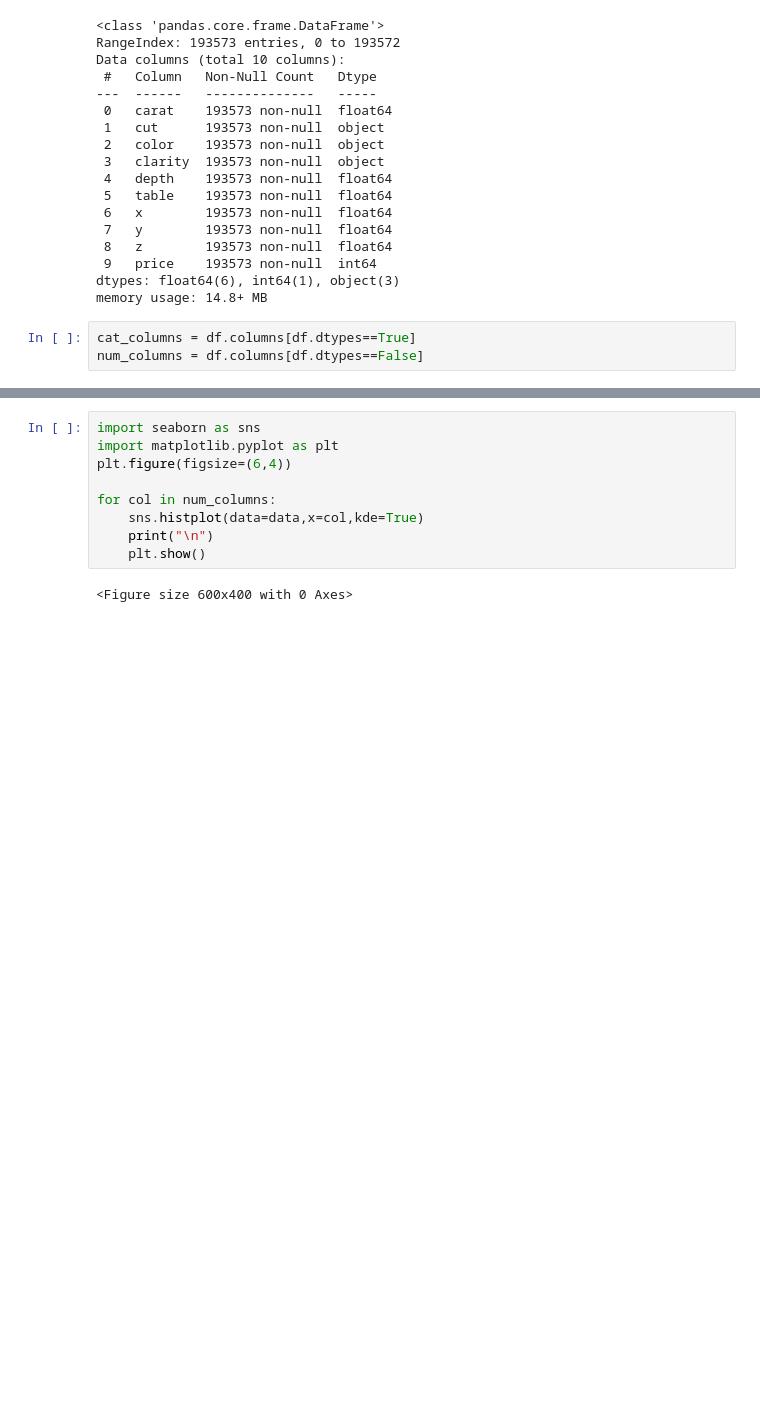
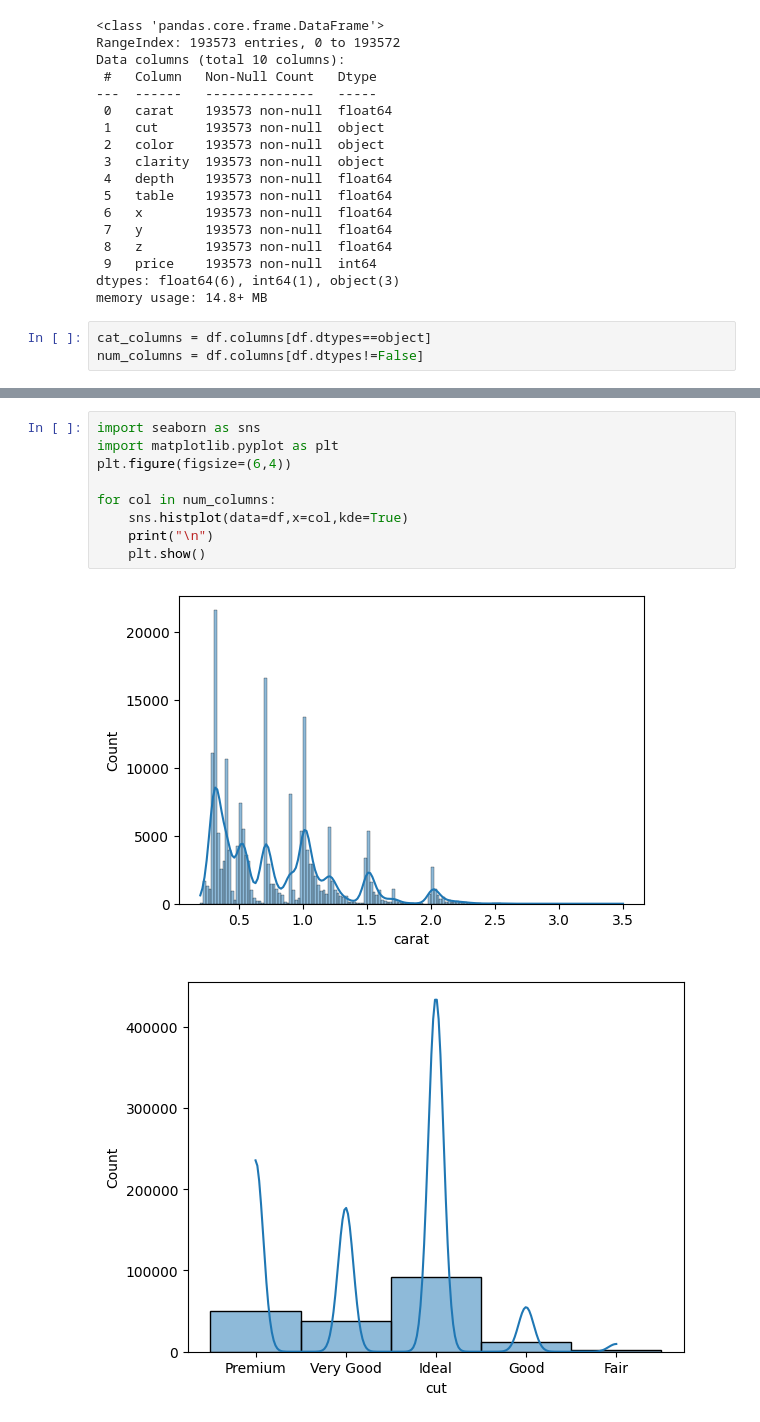
Before and after one commit to rishiberi17988/Insurance-premium-prediction, a Jupyter notebook: experiment/experiments.ipynb, the cells around one changed output, grey strips where cells are left out. Saved outputs shown, nothing was run; the diff lists cells and outputs as text; blank space fills up the shorter version.

```diff
--- a/experiment/experiments.ipynb
+++ b/experiment/experiments.ipynb
@@ -104,5 +104,5 @@ Data columns (total 10 columns):
 dtypes: float64(6), int64(1), object(3)
 memory usage: 14.8+ MB
 # %%
-cat_columns = df.columns[df.dtypes==True]
-num_columns = df.columns[df.dtypes==False]
+cat_columns = df.columns[df.dtypes==object]
+num_columns = df.columns[df.dtypes!=False]
@@ -114,11 +144,12 @@ for col in cat_columns:
 # %%
 import seaborn as sns
 import matplotlib.pyplot as plt
 plt.figure(figsize=(6,4))
 
 for col in num_columns:
-    sns.histplot(data=data,x=col,kde=True)
+    sns.histplot(data=df,x=col,kde=True)
     print("\n")
     plt.show()
 # %% [output]
-<Figure size 600x400 with 0 Axes>
+[figure, added]
+[figure, added]
```
Also changed, not shown: parts of 7 cells of this notebook.
